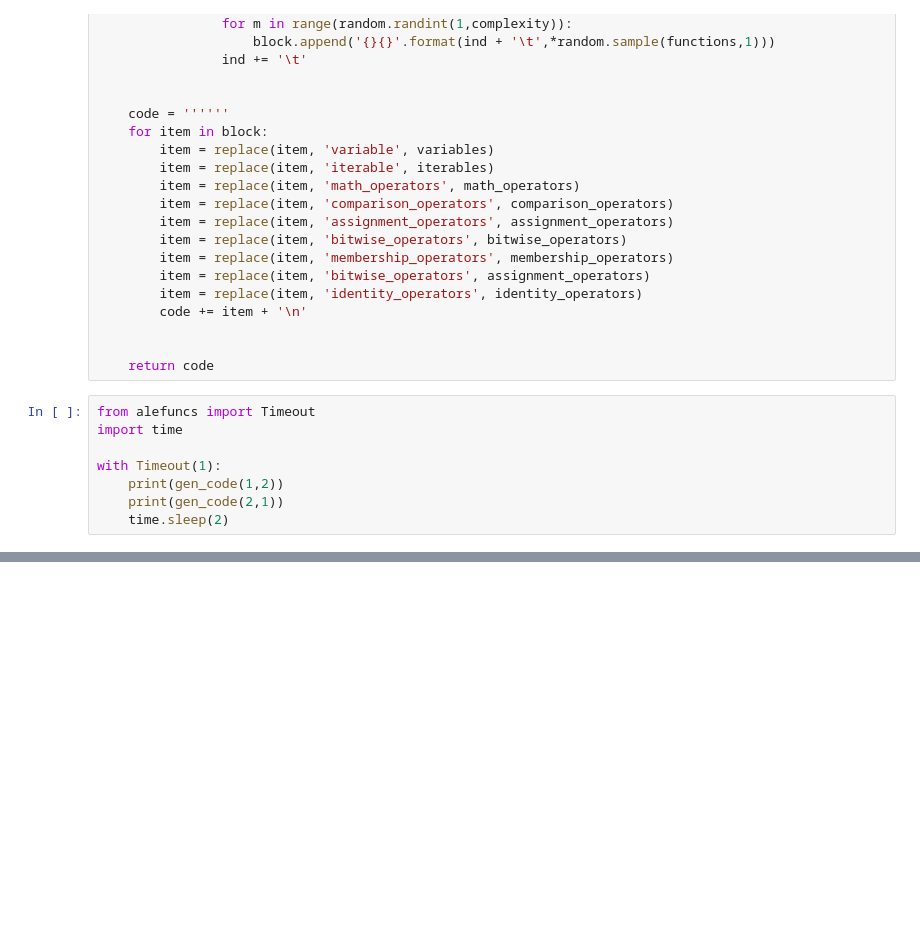
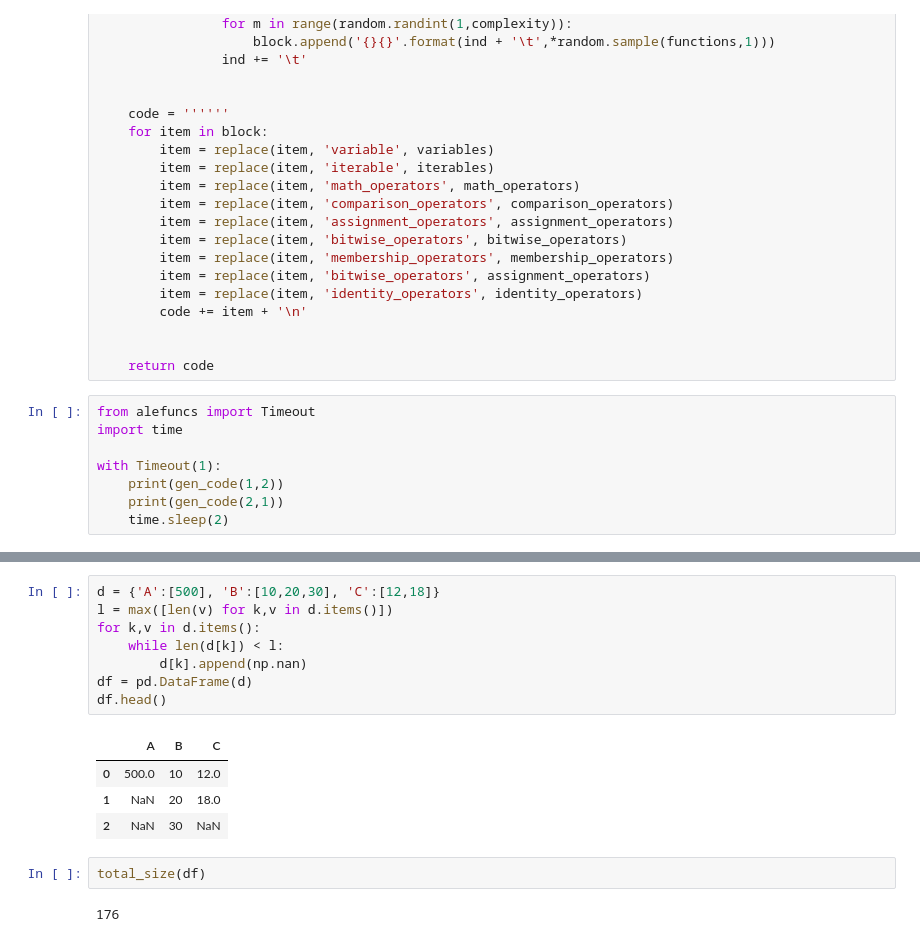
Before and after one commit to 25shmeckles/alefuncs, a Jupyter notebook: sketchbook.ipynb, the cells around one changed output, grey strips where cells are left out. Drawn from its saved outputs; the diff is of its cells as text; blank space fills up the shorter version.

```diff
--- a/sketchbook.ipynb
+++ b/sketchbook.ipynb
@@ -225,0 +348,17 @@ with Timeout(1):
+# %%
+d = {'A':[500], 'B':[10,20,30], 'C':[12,18]}
+l = max([len(v) for k,v in d.items()])
+for k,v in d.items():
+    while len(d[k]) < l:
+        d[k].append(np.nan)
+df = pd.DataFrame(d)
+df.head()
+# %% [output]
+|  | A | B | C |
+| 0 | 500.0 | 10 | 12.0 |
+| 1 | NaN | 20 | 18.0 |
+| 2 | NaN | 30 | NaN |
+# %%
+total_size(df)
+# %% [output]
+176
```
Also changed, not shown: parts of 15 cells of this notebook, 1 other file.
